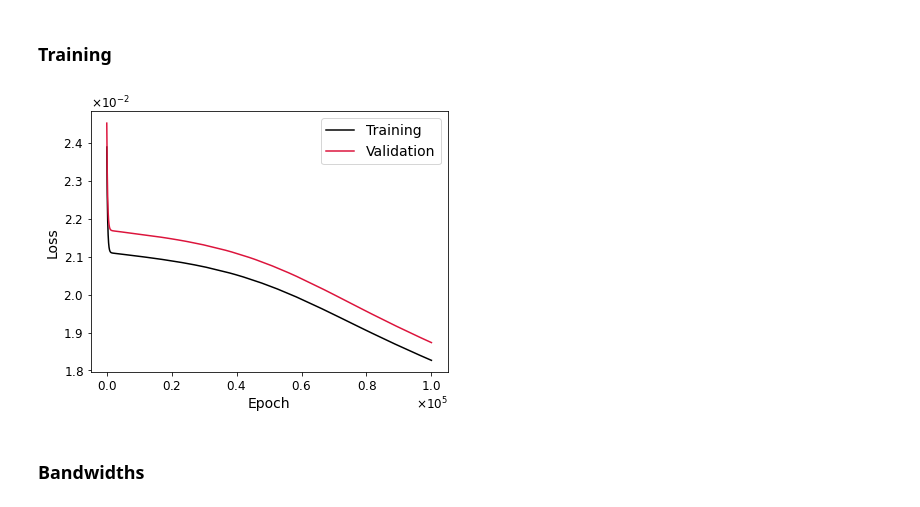
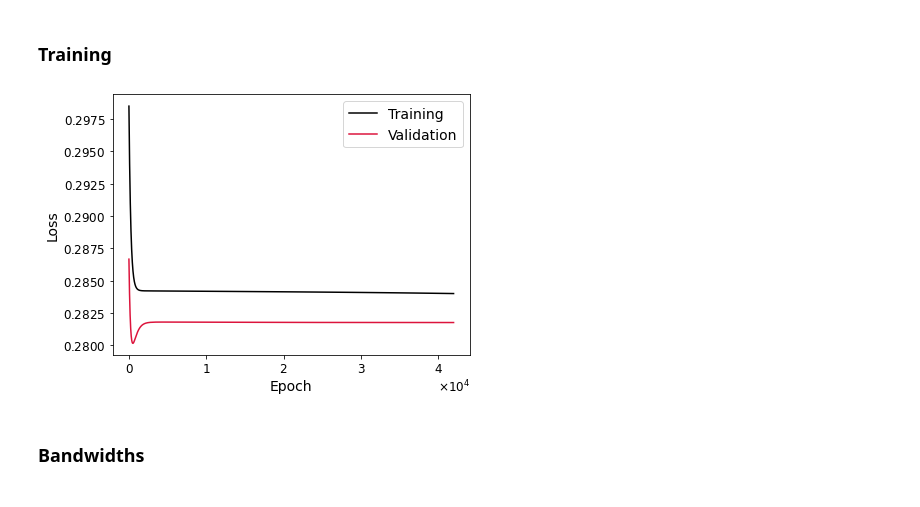
Before and after one commit to mpotto/pyselect, a Jupyter notebook: notebooks/preliminary-tests.ipynb, the cells around one changed output. Drawn from its saved outputs; the diff is of its cells as text; code cells hidden in the pictures.

```diff
--- a/notebooks/preliminary-tests.ipynb
+++ b/notebooks/preliminary-tests.ipynb
@@ -132,4 +125,4 @@ y_val = y[val_indices]
 # %% [markdown]
 ### Model specification
 # %%
-R = 100
+R = 300
@@ -165,7 +154,7 @@ RFFNet(
   )
 )
 # %%
-optim = torch.optim.SGD(rff_model.parameters(), lr=1e-3, weight_decay=1e-4) # plain SGD, no momentum
+optim = torch.optim.SGD(rff_model.parameters(), lr=1e-3) # plain SGD, no momentum
 # %%
 loss_fn = torch.nn.MSELoss()
 # %%
@@ -210,13 +192,12 @@ def training_loop(n_epochs, optimizer, model, loss_fn, logpath, X_train, y_train
 # %%
-n_epochs = 10**5
+n_epochs = 42*10**3
 # %%
-training_loop(n_epochs=n_epochs,
-              model=rff_model,
-             optimizer=optim,
-             loss_fn=loss_fn,
-              logpath='models/model.pt',
-              X_train=X_train,
-              y_train=y_train,
-              X_val=X_val,
-              y_val=y_val)
+loss_train_history, loss_val_history = training_loop(n_epochs=n_epochs,
+                                        model=rff_model,
+                                        optimizer=optim,
+                                        loss_fn=loss_fn,
+                                        X_train=X_train,
+                                        y_train=y_train,
+                                        X_val=X_val,
+                                        y_val=y_val)
 # %% [output]
@@ -260,14 +223,14 @@ a['state']
 # %% [markdown]
 ### Training
 # %%
-plt.plot(a['loss_val_history'], color='k', label='Training')
-plt.plot(a['loss_train_history'], color='crimson', label='Validation')
+plt.plot(np.sqrt(loss_train_history), color='k', label='Training')
+plt.plot(np.sqrt(loss_val_history), color='crimson', label='Validation')
 plt.xlabel("Epoch")
 plt.ylabel("Loss")
 plt.legend()
 plt.show()
 # %% [output]
-[figure, old version]
+[figure, new version]
 # %% [markdown]
 ### Bandwidths
 # %%
```
Also changed, not shown: parts of 24 cells of this notebook.
